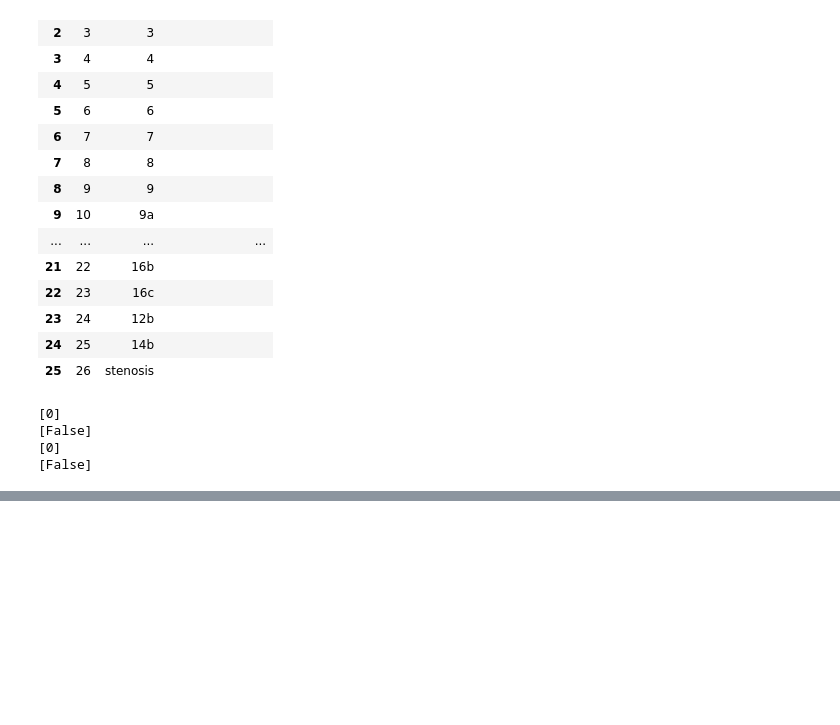
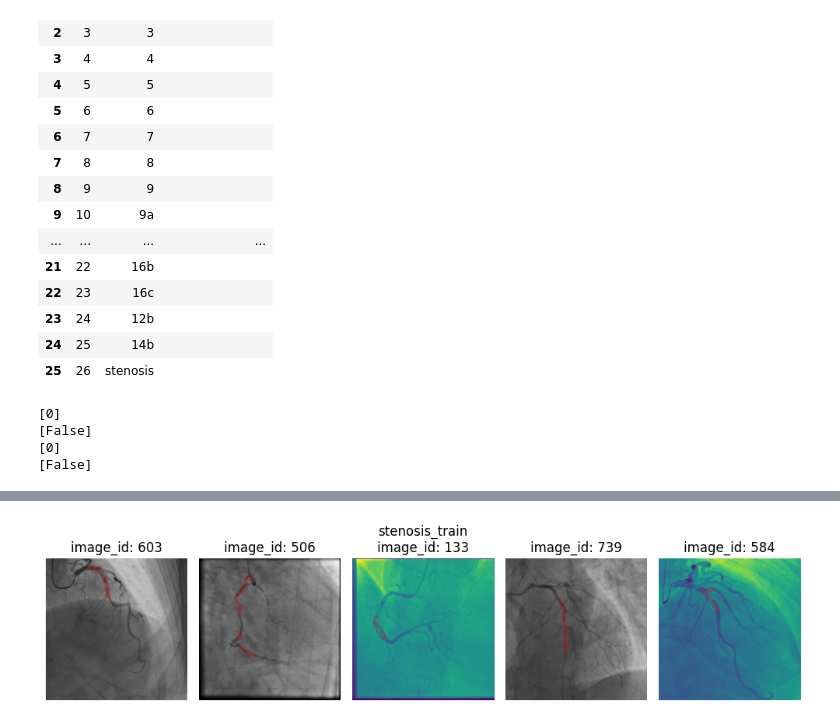
Before and after one commit to davidsolow/angiographer, a Jupyter notebook: eda.ipynb, the cells around one changed output, grey strips where cells are left out. Saved outputs shown, nothing was run; the diff lists cells and outputs as text; code cells hidden in the pictures; blank space fills up the shorter version.

```diff
--- a/eda.ipynb
+++ b/eda.ipynb
@@ -172,0 +209,6 @@ show_images(syntax_train, 'syntax_train', ids)
+# %%
+# Show five random segmenations for Stenosis
+ids = stenosis_train['image_id'].sample(n=5, random_state=0)
+show_images(stenosis_train, 'stenosis_train', ids)
+# %% [output]
+[figure, added]
```
Also changed, not shown: parts of 5 cells of this notebook, 1 other file.
